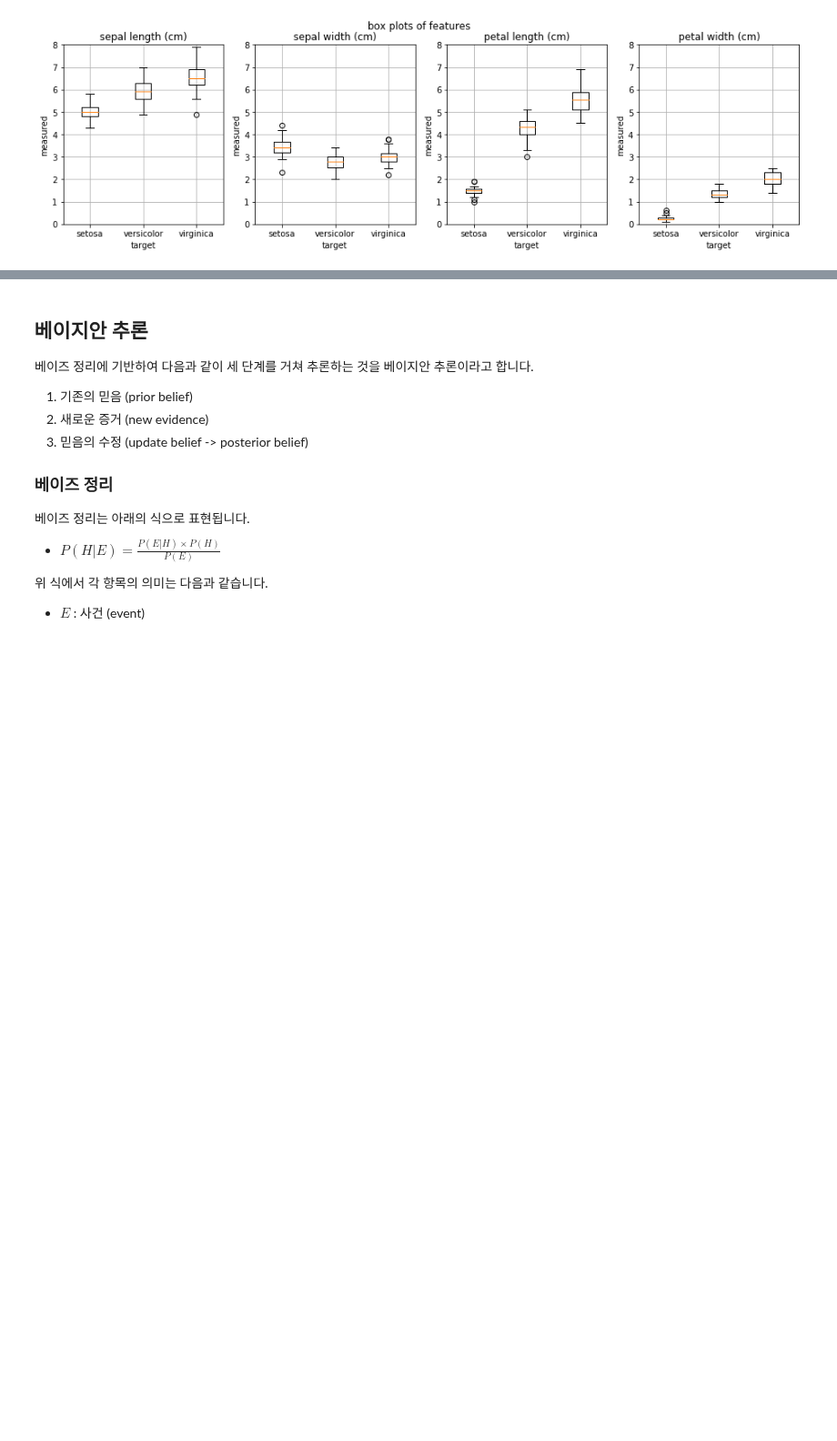
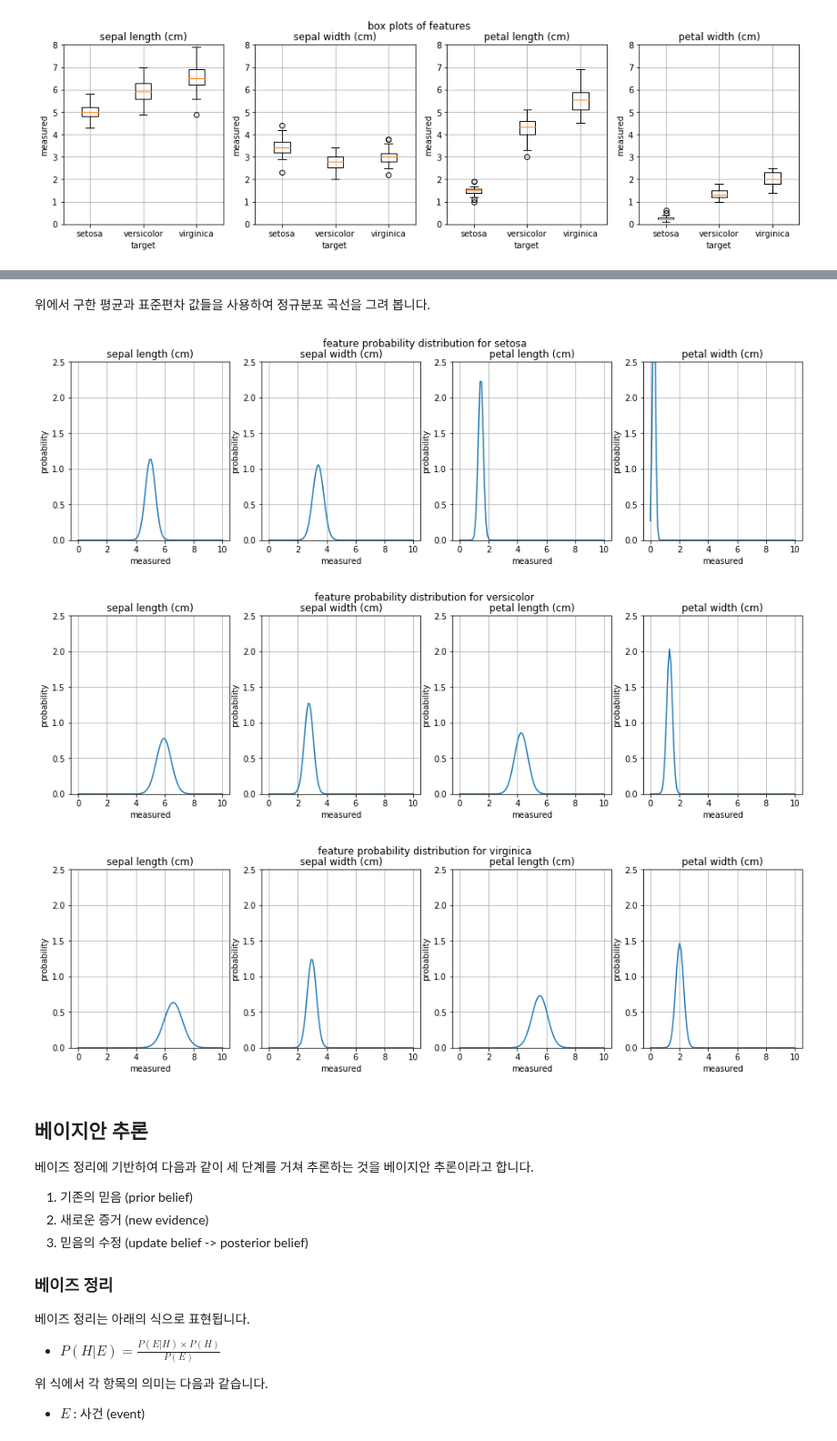
Before and after one commit to trvoid/ml-study, a Jupyter notebook: iris-classification/iris-classification-by-gaussian-nb.ipynb, the cells around one changed output, grey strips where cells are left out. Shown at 91% size. Drawn from its saved outputs; the diff is of its cells as text; code cells hidden in the pictures; blank space fills up the shorter version.

```diff
--- a/iris-classification/iris-classification-by-gaussian-nb.ipynb
+++ b/iris-classification/iris-classification-by-gaussian-nb.ipynb
@@ -176,3 +181,30 @@ thetas, sigmas = get_norm_params(separated)
+# %% [markdown]
+위에서 구한 평균과 표준편차 값들을 사용하여 정규분포 곡선을 그려 봅니다.
+# %%
+def plot_feature_norm_for_a_target(thetas, sigmas, target, feature_names, target_name):
+    x_arr = np.linspace(0, 10, 100)
+
+    fig = plt.figure(figsize = (16,4))
+    fig.suptitle(f'feature probability distribution for {target_name}')
+    for col in np.arange(len(feature_names)):
+        y_arr = norm.pdf(x_arr, thetas[target, col], sigmas[target, col])
+        plt.subplot(141 + col)
+        plt.plot(x_arr, y_arr)
+        plt.ylim(0.0, 2.5)
+        plt.grid(True)
+        plt.xlabel('measured')
+        plt.ylabel('probability')
+        plt.title(feature_names[col])
+    plt.show()
+
+for target in np.arange(len(separated.keys())):
+    feature_names = ds_iris.feature_names
+    target_name = ds_iris.target_names[target]
+    plot_feature_norm_for_a_target(thetas, sigmas, target, feature_names, target_name)
+# %% [output]
+[figure, added]
+[figure, added]
+[figure, added]
 # %% [markdown]
 ## 베이지안 추론
 
```
Also changed, not shown: parts of 19 cells of this notebook.
